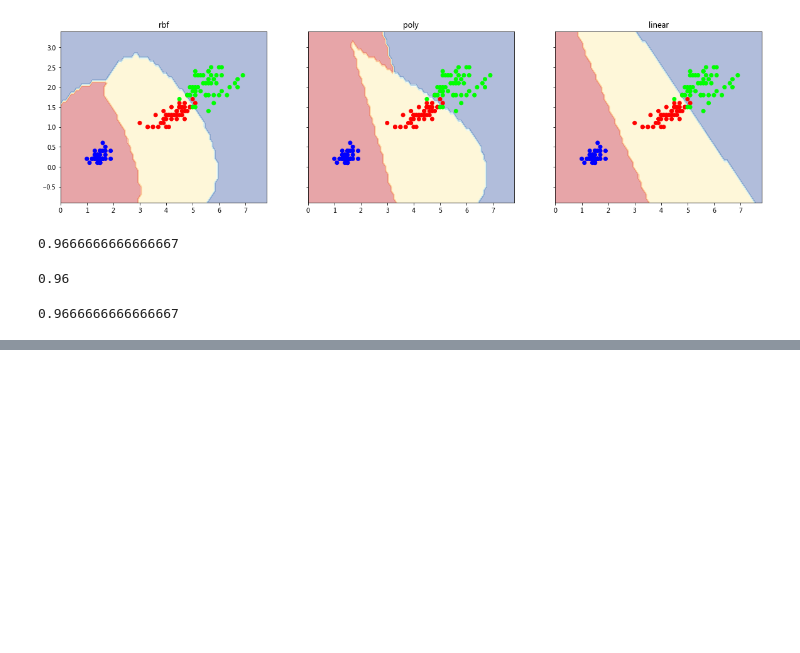
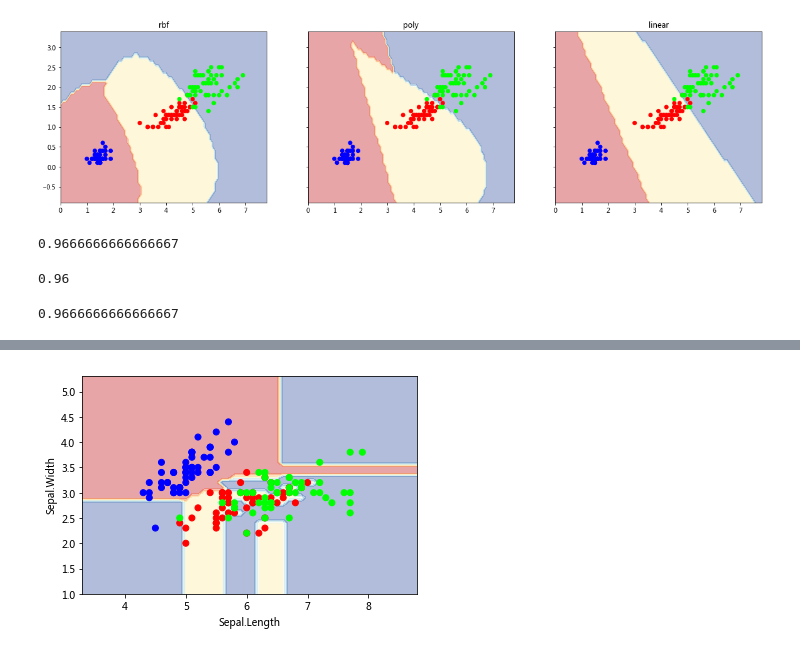
Before and after one commit to ywchiu/tibamepy, a Jupyter notebook: Demo20180311.ipynb, the cells around one changed output, grey strips where cells are left out. Drawn from its saved outputs; the diff is of its cells as text; code cells hidden in the pictures; blank space fills up the shorter version.

```diff
--- a/Demo20180311.ipynb
+++ b/Demo20180311.ipynb
@@ -311,0 +346,10 @@ sum(clf3.predict(X) == y) / len(y)
+# %%
+
+clf1=RandomForestClassifier(n_estimators=1,criterion="entropy")
+clf1.fit(X,y)
+
+clf10=RandomForestClassifier(n_estimators=10,criterion="entropy")
+clf10.fit(X,y)
+
+clf100=RandomForestClassifier(n_estimators=100,criterion="entropy")
+clf100.fit(X,y)
@@ -311,0 +364,4 @@ sum(clf3.predict(X) == y) / len(y)
+# %%
+plot_estimator(clf1, X,y)
+# %% [output]
+[figure, added]
```
Also changed, not shown: parts of 16 cells of this notebook.
